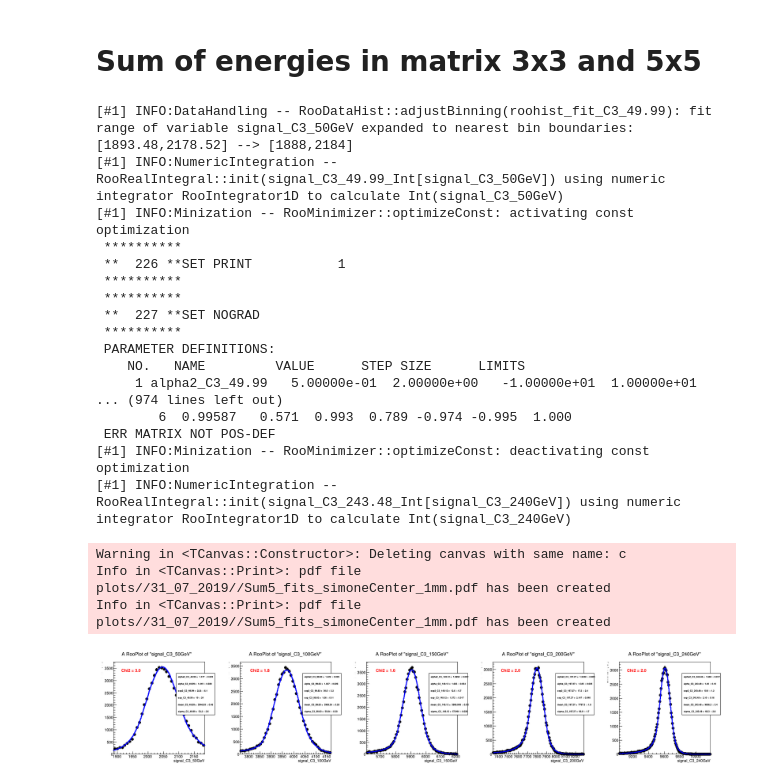
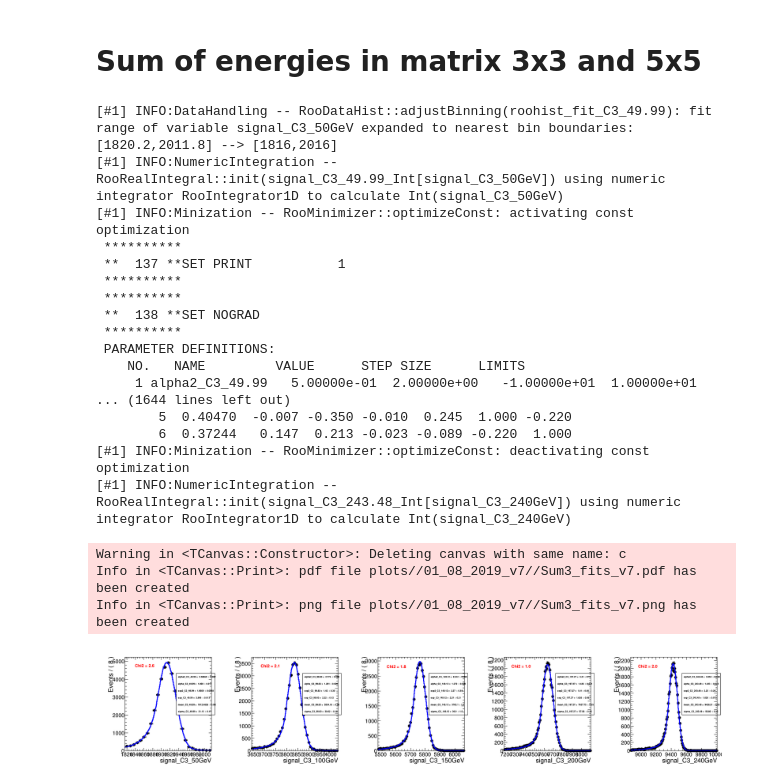
Before and after one commit to chernyavskaya/ECALtestBeam, a Jupyter notebook: CBfunction.ipynb, the cells around one changed output. Drawn from its saved outputs; the diff is of its cells as text; code cells hidden in the pictures.

```diff
--- a/CBfunction.ipynb
+++ b/CBfunction.ipynb
@@ -97,3 +105,7 @@ outstr = 'simoneCenter_1mm'
+# %%
+outstr = 'v7'
+#trees_path = '/eos/cms/store/group/dpg_ecal/comm_ecal/upgrade/testbeam/ECALTB_H4_Oct2018/ntuples_v5/'
+trees_path = '/eos/user/n/nchernya/ntuples/ECAL/Upgrade/ECAL_TB_Oct2018/ntuples_v7/'
 # %%
 reload(crystMap)
 
@@ -158,7 +177,8 @@ for crystal in naming:
         runs = dict_run_cryst[crystal]
         tree = ROOT.TChain("h4")
         for run in runs:
-            tree.Add("/eos/cms/store/group/dpg_ecal/comm_ecal/upgrade/testbeam/ECALTB_H4_Oct2018/ntuples_v5/ECAL_H4_October2018_%s.root"%run)
+            tree.Add("%s/ECAL_H4_October2018_%s.root"%(trees_path,run))
+
 
         myCB = CB.CBfunction(tree)
         myCB.set_crystal(crystal)
@@ -174,9 +194,9 @@ for crystal in naming:
 
         canvas_num+=1
 c.Draw()
-c.SaveAs('plots/%s/intercalibration_fits_%s.pdf'%(dir,outstr))
-c.SaveAs('plots/%s/intercalibration_fits_%s.png'%(dir,outstr))
-with open('output/%s/intercalibration_%s.json'%(dir,outstr), 'w') as fp:
+c.SaveAs('%s/intercalibration_fits_%s.pdf'%(plot_folder,outstr))
+c.SaveAs('%s/intercalibration_fits_%s.png'%(plot_folder,outstr))
+with open('%s/intercalibration_%s.json'%(output_folder,outstr), 'w') as fp:
     json.dump(results,fp)
 
 dict_crystals_calibration = {}
@@ -196,20 +238,19 @@ C3_results = []
 crystal='C3'
 energies = sorted([float(item) for item in dict_C3_energy_scan.keys()])
 energies = [str(item) for item in energies]
+
 for energy in energies :
         c.cd(canvas_num+1)
 
         runs = dict_C3_energy_scan[energy]
         tree = ROOT.TChain("h4")
         for run in runs:
-            tree.Add("/eos/cms/store/group/dpg_ecal/comm_ecal/upgrade/testbeam/ECALTB_H4_Oct2018/ntuples_v5/ECAL_H4_October2018_%s.root"%run)
+            tree.Add("%s/ECAL_H4_October2018_%s.root"%(trees_path,run))
 
         myCB = CB.CBfunction(tree)
         myCB.set_crystal(crystal)
         myCB.set_energy(energy)
         myCB.set_position(dict_crystal_centers[crystal][0],dict_crystal_centers[crystal][1],pos_cut)
-
-        myCB.xaxis_scale = 0.5
 
         myCB.prepare_histogram()
         myCB.CBintialization()
@@ -222,9 +263,9 @@ for energy in energies :
         canvas_num+=1
 
 c.Draw()
-c.SaveAs('plots/%s/C3_fits_%s.pdf'%(dir,outstr))
-c.SaveAs('plots/%s/C3_fits_%s.pdf'%(dir,outstr))
+c.SaveAs('%s/C3_fits_%s.pdf'%(plot_folder,outstr))
+c.SaveAs('%s/C3_fits_%s.png'%(plot_folder,outstr))
 
-with open('output/%s/energyscans_C3_results_%s.json'%(dir,outstr), 'w') as fp:
+with open('%s/energyscans_C3_results_%s.json'%(output_folder,outstr), 'w') as fp:
     json.dump(C3_results,fp)
 # %% [output]
@@ -284,12 +325,12 @@ ax.set(xlabel='Beam Energy (GeV)', ylabel='ADC CBmean ',
 plt.legend()
 plt.grid()
 plt.show()
-fig.savefig('plots/%s/ADC_to_GeV_%s.png'%(dir,outstr))
-fig.savefig('plots/%s/ADC_to_GeV_%s.pdf'%(dir,outstr))
+fig.savefig('%s/ADC_to_GeV_%s.png'%(plot_folder,outstr))
+fig.savefig('%s/ADC_to_GeV_%s.pdf'%(plot_folder,outstr))
 
 
 dict_crystals_calibration['conversion_factor'] = conversion_factor
-with open('output/%s/conversion_factor_%s.json'%(dir,outstr), 'w') as fp:
+with open('%s/conversion_factor_%s.json'%(output_folder,outstr), 'w') as fp:
     json.dump(dict_crystals_calibration, fp)
 # %% [output]
 fit parametes and 1-sigma errors:
@@ -302,14 +343,14 @@ ADC to GeV convesion factor = 0.024
 # %%
 reload(CB)
 
-pos_cut = 4
+pos_cut = 3 #4 #4 or 2
 c = ROOT.TCanvas("c","c",2000,400)
 c.Divide(5,1)
 canvas_num=0
 energies = sorted([float(item) for item in dict_C3_energy_scan.keys()])
 energies = [str(item) for item in energies]
 crystal='C3'
-which_matrix == 3
+which_matrix = 3
 if which_matrix == 5 :
     matrix=matrix_5
     Sum5_results = []
@@ -322,7 +363,7 @@ for energy in energies :
         runs = dict_C3_energy_scan[energy]
         tree = ROOT.TChain("h4")
         for run in runs:
-            tree.Add("/eos/cms/store/group/dpg_ecal/comm_ecal/upgrade/testbeam/ECALTB_H4_Oct2018/ntuples_v5/ECAL_H4_October2018_%s.root"%run)
+            tree.Add("%s/ECAL_H4_October2018_%s.root"%(trees_path,run))
 
         myCB = CB.CBfunction(tree)
         myCB.doubleSidedCB = True
@@ -350,45 +391,45 @@ for energy in energies :
         if myCB.doubleSidedCB==True :
             myCB.CB2intialization()
         else : myCB.CBintialization()
         myCB.fitToData()
         myCB.plot()
         tmp_dict = {}
         tmp_dict[energy] = myCB.fitResults()
         if which_matrix==3 : Sum3_results.append(tmp_dict)
         if which_matrix==5 : Sum5_results.append(tmp_dict)
 
 
         canvas_num+=1
 
 c.Draw()
-c.SaveAs('plots/%s/Sum%d_fits_%s.pdf'%(dir,which_matrix,outstr))
-c.SaveAs('plots/%s/Sum%d_fits_%s.png'%(dir,which_matrix,outstr))
+c.SaveAs('%s/Sum%d_fits_%s.pdf'%(plot_folder,which_matrix,outstr))
+c.SaveAs('%s/Sum%d_fits_%s.png'%(plot_folder,which_matrix,outstr))
 
-with open('output/%s/Sum%d_results_%s.json'%(dir,which_matrix,outstr), 'w') as fp:
+with open('%s/Sum%d_results_%s.json'%(output_folder,which_matrix,outstr), 'w') as fp:
     if which_matrix==3 : json.dump(Sum3_results,fp)
     if which_matrix==5 : json.dump(Sum5_results,fp)
 # %% [output]
-[#1] INFO:DataHandling -- RooDataHist::adjustBinning(roohist_fit_C3_49.99): fit range of variable signal_C3_50GeV expanded to nearest bin boundaries: [1893.48,2178.52] --> [1888,2184]
+[#1] INFO:DataHandling -- RooDataHist::adjustBinning(roohist_fit_C3_49.99): fit range of variable signal_C3_50GeV expanded to nearest bin boundaries: [1820.2,2011.8] --> [1816,2016]
 [#1] INFO:NumericIntegration -- RooRealIntegral::init(signal_C3_49.99_Int[signal_C3_50GeV]) using numeric integrator RooIntegrator1D to calculate Int(signal_C3_50GeV)
 [#1] INFO:Minization -- RooMinimizer::optimizeConst: activating const optimization
  **********
- **  226 **SET PRINT           1
+ **  137 **SET PRINT           1
  **********
  **********
- **  227 **SET NOGRAD
+ **  138 **SET NOGRAD
  **********
  PARAMETER DEFINITIONS:
     NO.   NAME         VALUE      STEP SIZE      LIMITS
      1 alpha2_C3_49.99   5.00000e-01  2.00000e+00   -1.00000e+01  1.00000e+01
-... (974 lines left out)
-        6  0.99587   0.571  0.993  0.789 -0.974 -0.995  1.000
- ERR MATRIX NOT POS-DEF
+... (1644 lines left out)
+        5  0.40470  -0.007 -0.350 -0.010  0.245  1.000 -0.220
+        6  0.37244   0.147  0.213 -0.023 -0.089 -0.220  1.000
 [#1] INFO:Minization -- RooMinimizer::optimizeConst: deactivating const optimization
 [#1] INFO:NumericIntegration -- RooRealIntegral::init(signal_C3_243.48_Int[signal_C3_240GeV]) using numeric integrator RooIntegrator1D to calculate Int(signal_C3_240GeV)
 Warning in <TCanvas::Constructor>: Deleting canvas with same name: c
-Info in <TCanvas::Print>: pdf file plots//31_07_2019//Sum5_fits_simoneCenter_1mm.pdf has been created
-Info in <TCanvas::Print>: pdf file plots//31_07_2019//Sum5_fits_simoneCenter_1mm.pdf has been created
+Info in <TCanvas::Print>: pdf file plots//01_08_2019_v7//Sum3_fits_v7.pdf has been created
+Info in <TCanvas::Print>: png file plots//01_08_2019_v7//Sum3_fits_v7.png has been created
-[figure, old version]
+[figure, new version]
 # %%
 gROOT.ProcessLineSync(".x utils/setTDRStyle.C")
 gROOT.ForceStyle()
```
Also changed, not shown: parts of 9 cells of this notebook, 1 other file.
